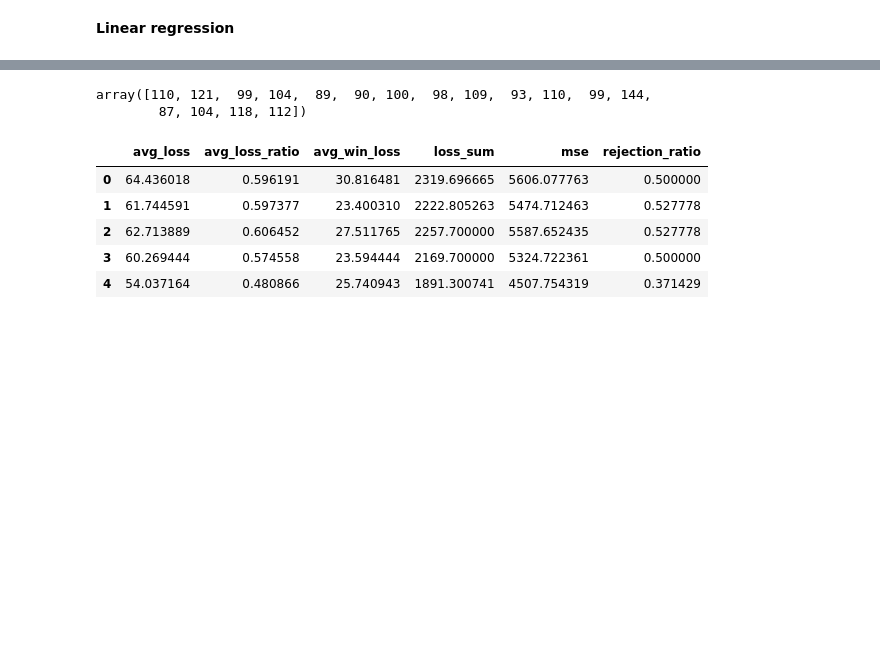
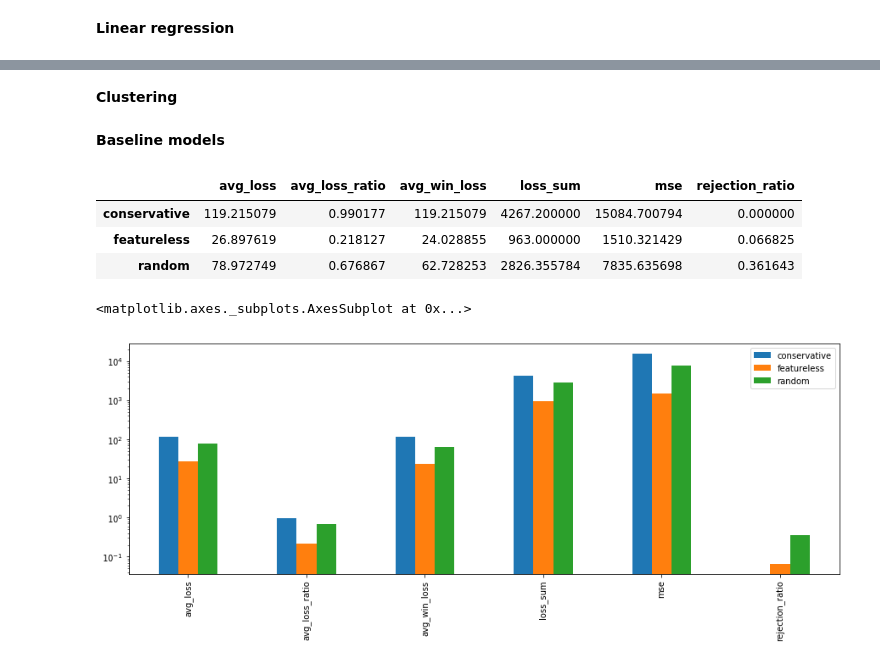
Before and after one commit to afranck64/ultimatum, a Jupyter notebook: notebooks/Pipeline.ipynb, the cells around one changed output, grey strips where cells are left out. Saved outputs shown, nothing was run; the diff lists cells and outputs as text; code cells hidden in the pictures; blank space fills up the shorter version.

```diff
--- a/notebooks/Pipeline.ipynb
+++ b/notebooks/Pipeline.ipynb
@@ -293,3 +240,5 @@ res
+# %% [markdown]
+**Clustering**
 # %%
 from sklearn.cluster import KMeans, MeanShift, DBSCAN, SpectralClustering, Birch, MiniBatchKMeans, AffinityPropagation
 
@@ -381,23 +329,31 @@ class ClusterExtModel(object):
         res = np.array(preds).ravel()
         return res
         #return self.clustersClasses[predClusters]
-# %%
-model = ClusterModel(base_model="affinity", )
-#res = process_benchmark_cv(model, x, y)
-model.fit(x, y.ravel())
-model.clustersClasses
-# %% [output]
-array([110, 121,  99, 104,  89,  90, 100,  98, 109,  93, 110,  99, 144,
-        87, 104, 118, 112])
-# %%
-from sklearn.svm import SVR
-model = SVR()
-res = process_benchmark_cv(model, x, y.ravel())
-res
-# %% [output]
-|  | avg_loss | avg_loss_ratio | avg_win_loss | loss_sum | mse | rejection_ratio |
-| 0 | 64.436018 | 0.596191 | 30.816481 | 2319.696665 | 5606.077763 | 0.500000 |
-| 1 | 61.744591 | 0.597377 | 23.400310 | 2222.805263 | 5474.712463 | 0.527778 |
-| 2 | 62.713889 | 0.606452 | 27.511765 | 2257.700000 | 5587.652435 | 0.527778 |
-| 3 | 60.269444 | 0.574558 | 23.594444 | 2169.700000 | 5324.722361 | 0.500000 |
-| 4 | 54.037164 | 0.480866 | 25.740943 | 1891.300741 | 4507.754319 | 0.371429 |
+# %% [markdown]
+**Baseline models**
+# %%
+benchmark_models = {
+    #Featureless:
+    "random": RandomModel(MAX_GAIN),
+    "conservative": ConservativeModel(MAX_GAIN),
+    "featureless": FeatureLessModel(MAX_GAIN),
+    #"linear_regressor": LinearRegression(copy_X=False),
+}
+
+results = {key: process_benchmark_cv(model, x, y.ravel()) for key, model in benchmark_models.items()}
+
+results_mean = {key: item.mean() for key, item in results.items()}
+results_std = {key: item.std() for key, item in results.items()}
+pd.DataFrame(results_mean).T
+# %% [output]
+|  | avg_loss | avg_loss_ratio | avg_win_loss | loss_sum | mse | rejection_ratio |
+| conservative | 119.215079 | 0.990177 | 119.215079 | 4267.200000 | 15084.700794 | 0.000000 |
+| featureless | 26.897619 | 0.218127 | 24.028855 | 963.000000 | 1510.321429 | 0.066825 |
+| random | 78.972749 | 0.676867 | 62.728253 | 2826.355784 | 7835.635698 | 0.361643 |
+# %%
+df_results_mean = pd.DataFrame(results_mean)
+df_results_std = pd.DataFrame(results_std)
+df_results_mean.plot.bar(logy=True, figsize=(15, 5))
+# %% [output]
+<matplotlib.axes._subplots.AxesSubplot at 0x...>
+[figure, added]
```
Also changed, not shown: parts of 37 cells of this notebook, 2 other files.
